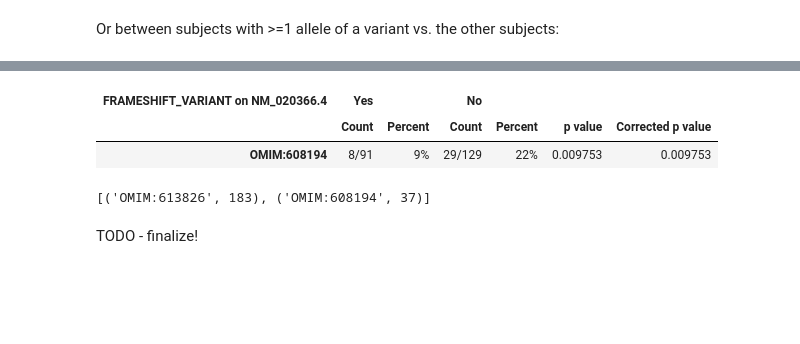
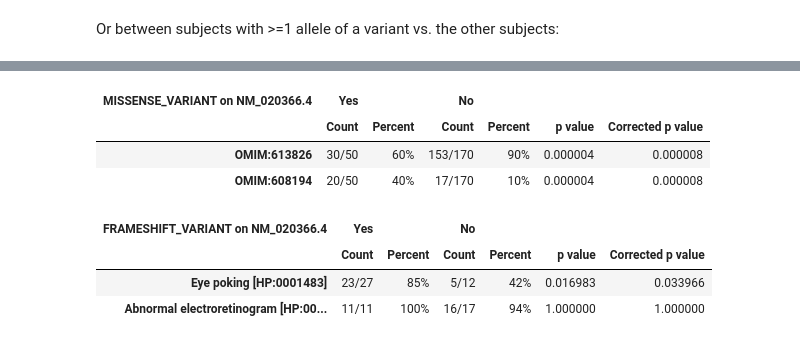
Before and after one commit to monarch-initiative/gpsea, a Jupyter notebook: notebooks/RPGRIP1/RPGRIP1.ipynb, the cells around one changed output, grey strips where cells are left out. Cells and saved outputs as stored; diff of their text form; code cells hidden in the pictures; blank space fills up the shorter version.

Commit message:
Notebooks all work. Small changes so tables look good.

```diff
--- a/notebooks/RPGRIP1/RPGRIP1.ipynb
+++ b/notebooks/RPGRIP1/RPGRIP1.ipynb
@@ -213,14 +202,20 @@ by_var.summarize(hpo, PatientCategories.YES)
 # %%
-by_dis = analysis.compare_disease_vs_genotype("OMIM:608194",
-                                              VariantEffectPredicate(transcript_id=tx_id, effect=VariantEffect.FRAMESHIFT_VARIANT))
+by_dis = analysis.compare_disease_vs_genotype(VariantEffectPredicate(transcript_id=tx_id, effect=VariantEffect.MISSENSE_VARIANT))
 by_dis.summarize(hpo, PatientCategories.YES)
 # %% [output]
-| FRAMESHIFT_VARIANT on NM_020366.4 | Yes |  | No |  |  |  |
+| MISSENSE_VARIANT on NM_020366.4 | Yes |  | No |  |  |  |
 |  | Count | Percent | Count | Percent | p value | Corrected p value |
-| OMIM:608194 | 8/91 | 9% | 29/129 | 22% | 0.009753 | 0.009753 |
+| OMIM:613826 | 30/50 | 60% | 153/170 | 90% | 0.000004 | 0.000008 |
+| OMIM:608194 | 20/50 | 40% | 17/170 | 10% | 0.000004 | 0.000008 |
 # %%
-cohort.list_all_diseases()
+analysis_config = CohortAnalysisConfiguration()
+analysis_config.heuristic_strategy()
+analysis_stats = configure_cohort_analysis(cohort, hpo, config=analysis_config)
-# %% [output]
-[('OMIM:613826', 183), ('OMIM:608194', 37)]
-# %% [markdown]
-TODO - finalize!
+# %%
+by_frameshift = analysis_stats.compare_by_variant_effect(VariantEffect.FRAMESHIFT_VARIANT, tx_id=tx_id)
+by_frameshift.summarize(hpo, PatientCategories.YES)
+# %% [output]
+| FRAMESHIFT_VARIANT on NM_020366.4 | Yes |  | No |  |  |  |
+|  | Count | Percent | Count | Percent | p value | Corrected p value |
+| Eye poking [HP:0001483] | 23/27 | 85% | 5/12 | 42% | 0.016983 | 0.033966 |
+| Abnormal electroretinogram [HP:00... | 11/11 | 100% | 16/17 | 94% | 1.000000 | 1.000000 |
```
Also changed, not shown: parts of 10 cells of this notebook, 11 other files.
